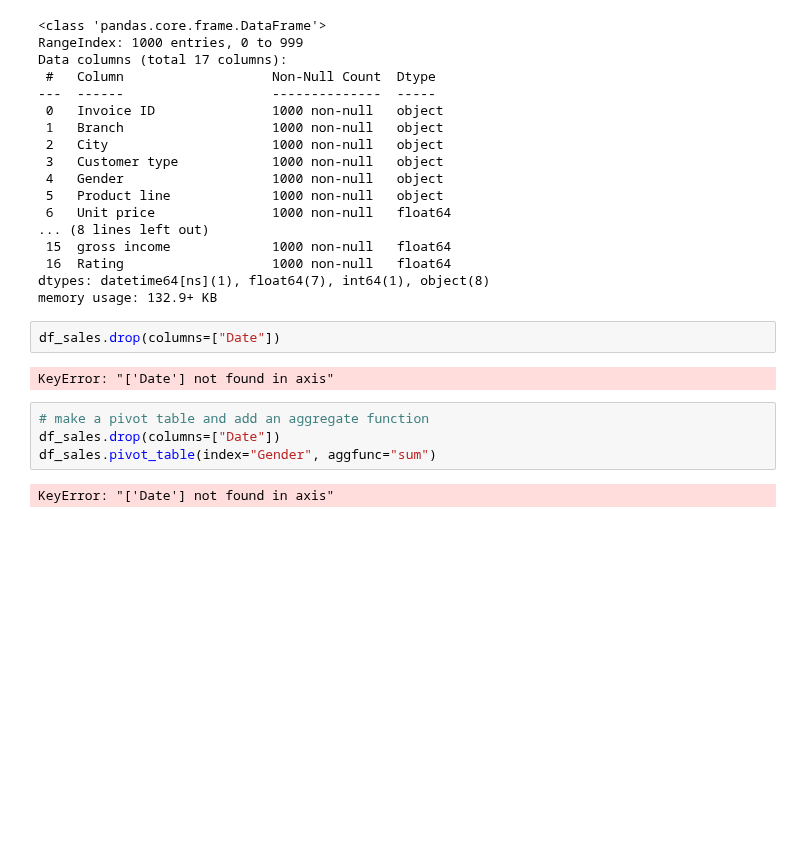
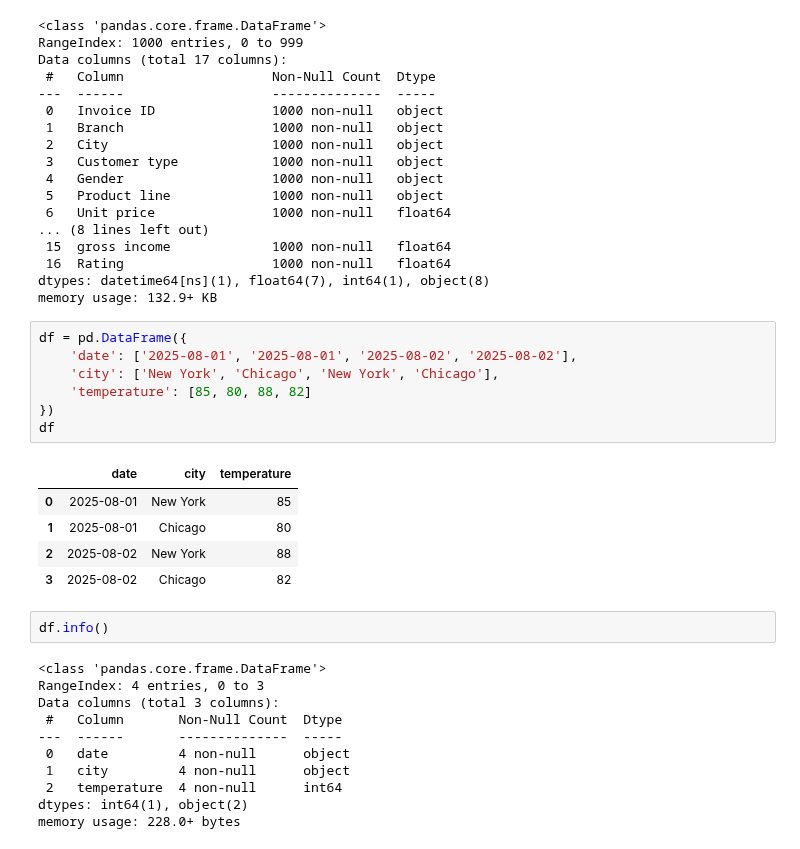
Before and after one commit to nyguerrillagirl/1000-days-of-code, a Jupyter notebook: src/python_projects/freecodecamp_data_science/anaconda_projects/part_6_reshaping_and_pivoting.ipynb, the cells around one changed output. Cells and saved outputs as stored; diff of their text form; blank space fills up the shorter version.

```diff
--- a/src/python_projects/freecodecamp_data_science/anaconda_projects/part_6_reshaping_and_pivoting.ipynb
+++ b/src/python_projects/freecodecamp_data_science/anaconda_projects/part_6_reshaping_and_pivoting.ipynb
@@ -70,12 +70,28 @@ Data columns (total 17 columns):
 dtypes: datetime64[ns](1), float64(7), int64(1), object(8)
 memory usage: 132.9+ KB
 # %%
-df_sales.drop(columns=["Date"])
+df = pd.DataFrame({
+    'date': ['2025-08-01', '2025-08-01', '2025-08-02', '2025-08-02'],
+    'city': ['New York', 'Chicago', 'New York', 'Chicago'],
+    'temperature': [85, 80, 88, 82]
+})
+df
 # %% [output]
-KeyError: "['Date'] not found in axis"
+|  | date | city | temperature |
+| 0 | 2025-08-01 | New York | 85 |
+| 1 | 2025-08-01 | Chicago | 80 |
+| 2 | 2025-08-02 | New York | 88 |
+| 3 | 2025-08-02 | Chicago | 82 |
 # %%
-# make a pivot table and add an aggregate function
-df_sales.drop(columns=["Date"])
-df_sales.pivot_table(index="Gender", aggfunc="sum")
+df.info()
 # %% [output]
-KeyError: "['Date'] not found in axis"
+<class 'pandas.core.frame.DataFrame'>
+RangeIndex: 4 entries, 0 to 3
+Data columns (total 3 columns):
+ #   Column       Non-Null Count  Dtype
+---  ------       --------------  -----
+ 0   date         4 non-null      object
+ 1   city         4 non-null      object
+ 2   temperature  4 non-null      int64
+dtypes: int64(1), object(2)
+memory usage: 228.0+ bytes
```
Also changed, not shown: parts of 5 cells of this notebook, 4 other files.
